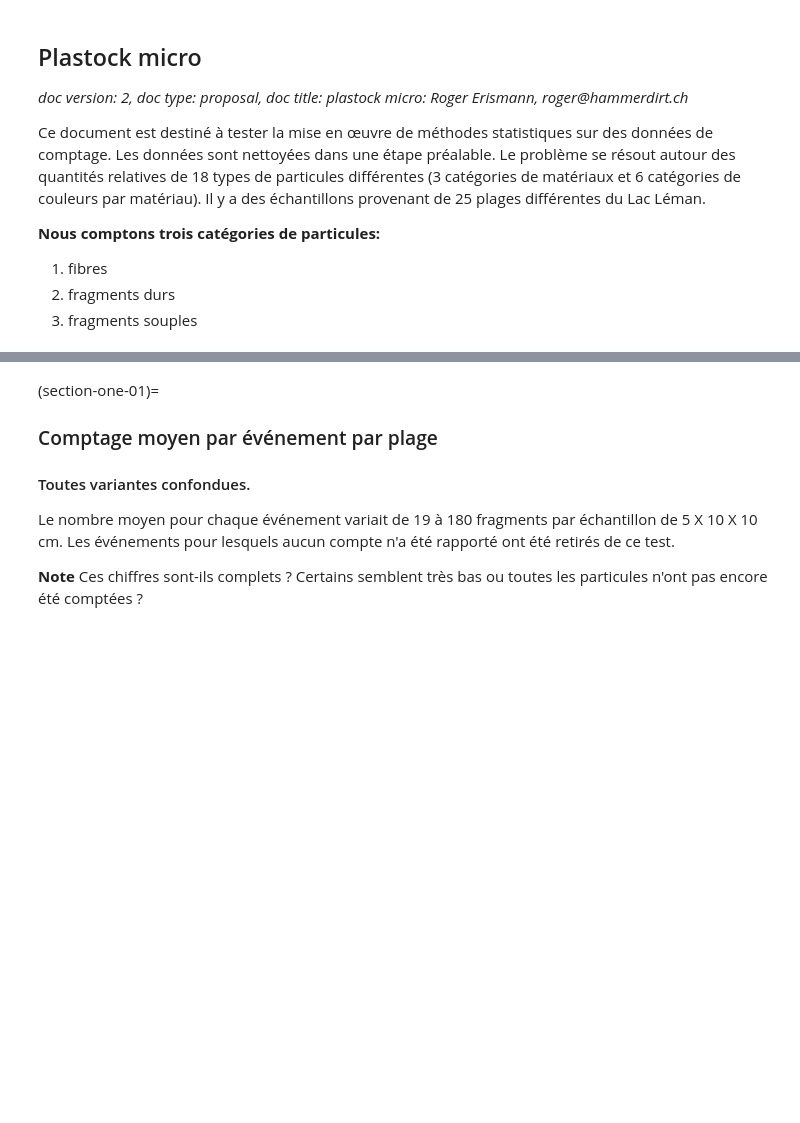
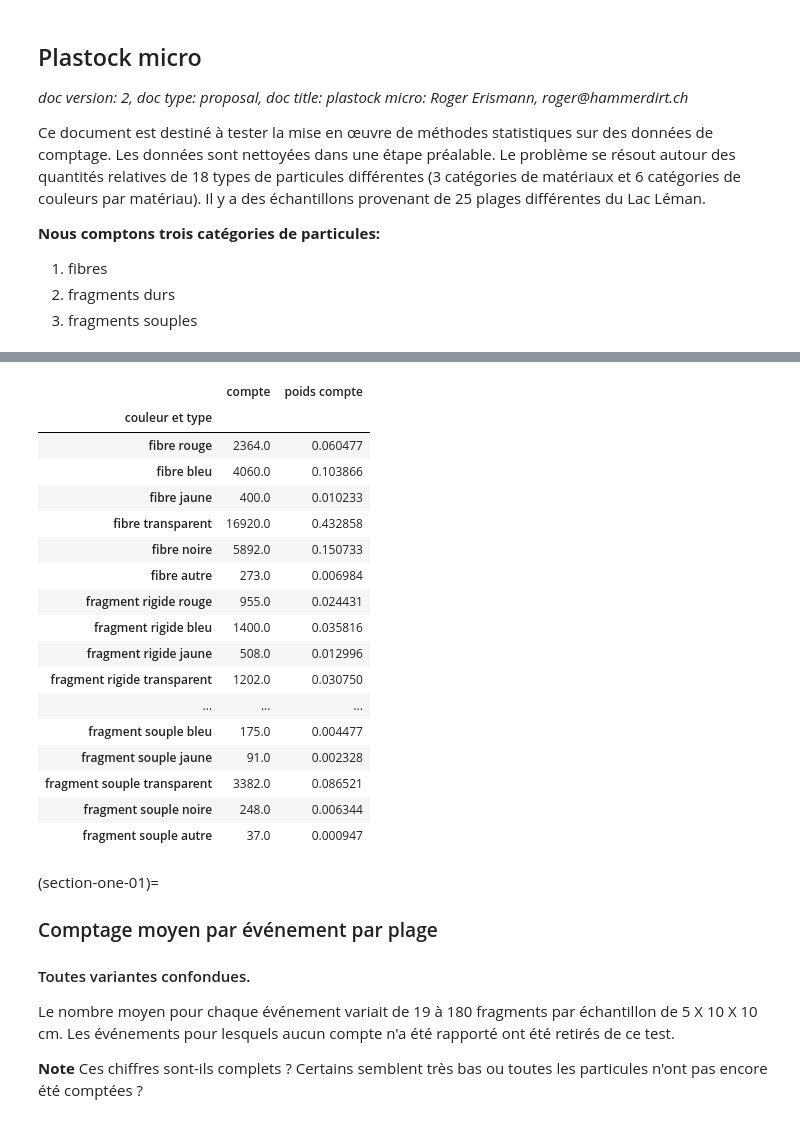
Before and after one commit to AssociationSauvegardeLeman/plastock, a Jupyter notebook: plstk_01.ipynb, the cells around one changed output, grey strips where cells are left out. Saved outputs shown, nothing was run; the diff lists cells and outputs as text; code cells hidden in the pictures; blank space fills up the shorter version.

```diff
--- a/plstk_01.ipynb
+++ b/plstk_01.ipynb
@@ -65,0 +235,9 @@ sns.set_style("whitegrid")
+# %%
+p_t_c = c[name_the_particles.keys()].sum(axis=0)
+p_t_cdf = pd.DataFrame({"couleur et type":p_t_c.index, "compte":p_t_c.values})
+p_t_cdf["poids compte"] = p_t_cdf.compte/tquantity
+p_t_cdf["couleur et type"] = p_t_cdf["couleur et type"].apply(lambda x: name_the_particles[x])
+p_t_cdf.set_index("couleur et type", drop=True, inplace=True)
+p_t_cdf.index.name = None
+p_t_cdf["compte"] = p_t_cdf.compte.astype("int")
+p_t_cdf.style.format(precision=2).set_table_styles(table_css_styles)
@@ -65,0 +262,21 @@ sns.set_style("whitegrid")
+# %%
+p_t_cdf
+# %% [output]
+|  | compte | poids compte |
+| couleur et type |  |  |
+| fibre rouge | 2364.0 | 0.060477 |
+| fibre bleu | 4060.0 | 0.103866 |
+| fibre jaune | 400.0 | 0.010233 |
+| fibre transparent | 16920.0 | 0.432858 |
+| fibre noire | 5892.0 | 0.150733 |
+| fibre autre | 273.0 | 0.006984 |
+| fragment rigide rouge | 955.0 | 0.024431 |
+| fragment rigide bleu | 1400.0 | 0.035816 |
+| fragment rigide jaune | 508.0 | 0.012996 |
+| fragment rigide transparent | 1202.0 | 0.030750 |
+| ... | ... | ... |
+| fragment souple bleu | 175.0 | 0.004477 |
+| fragment souple jaune | 91.0 | 0.002328 |
+| fragment souple transparent | 3382.0 | 0.086521 |
+| fragment souple noire | 248.0 | 0.006344 |
+| fragment souple autre | 37.0 | 0.000947 |
```
Also changed, not shown: parts of 38 cells of this notebook, 3 other files.
